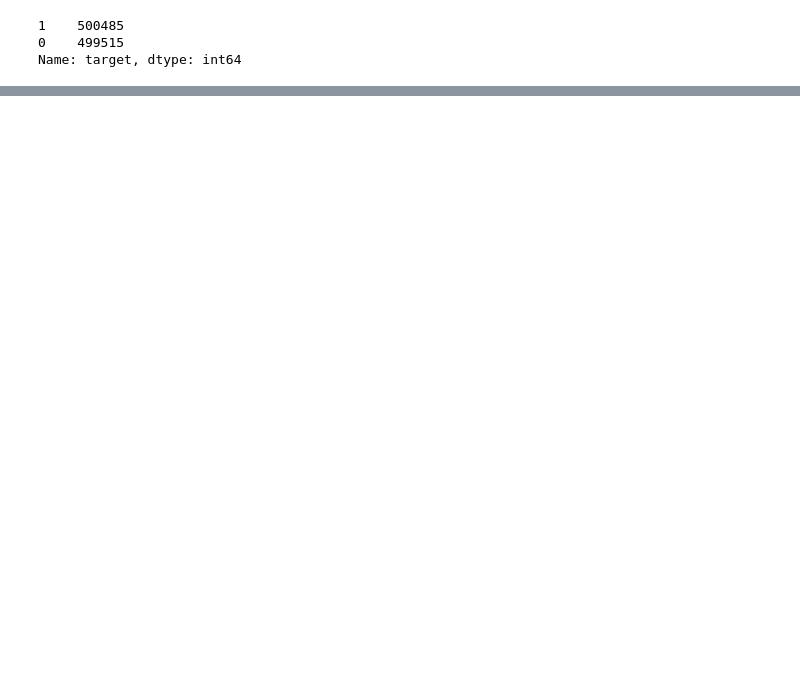
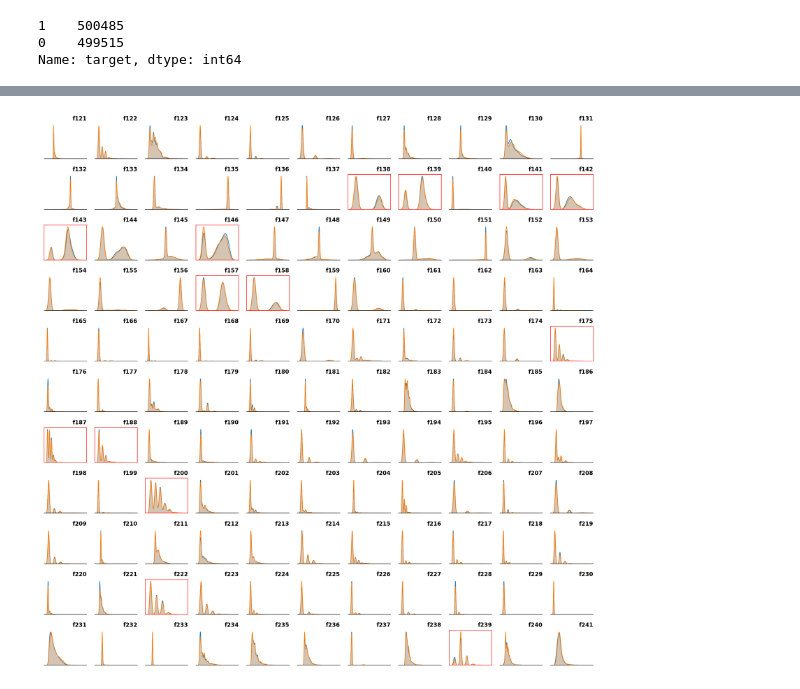
Before and after one commit to Naoki0424/TPS_202110, a Jupyter notebook: TPS_202110.ipynb, the cells around one changed output, grey strips where cells are left out. Drawn from its saved outputs; the diff is of its cells as text; code cells hidden in the pictures; blank space fills up the shorter version.

Commit message:
Feature Distribution

```diff
--- a/TPS_202110.ipynb
+++ b/TPS_202110.ipynb
@@ -72,0 +77,6 @@ Name: target, dtype: int64
+# %%
+np.random.seed(2110)
+train = train.sample(10000)
+test = test.sample(10000)
+# %%
+features = "f2 f10 f23 f44 f68 f70  f73 f98 f104 f105 f120 f138 f139 f141 f142 f143 f146 f157 f158 f175 f187 f188 f200 f222 f239".split()
@@ -72,0 +137,40 @@ Name: target, dtype: int64
+# %%
+fig, axes = plt.subplots(11,11,figsize=(14, 14))
+axes = axes.flatten()
+
+for idx, ax in enumerate(axes, 121):
+    if idx in [22, 43]:
+        ax.axis("off")
+        continue
+    sns.kdeplot(data=train, x=f'f{idx}',
+                fill=True,
+                ax=ax)
+    sns.kdeplot(data=test, x=f'f{idx}',
+                fill=True,
+                ax=ax)
+    ax.set_xticks([])
+    ax.set_yticks([])
+    ax.set_xlabel('')
+    ax.set_ylabel('')
+    ax.spines['left'].set_visible(False)
+    if f'f{idx}' in features:
+        # ax.spines[:].set_visible(True)
+        # ax.spines[['top', 'right', 'left', 'button']].set_visible(True)
+        ax.spines['bottom'].set_visible(True)
+        ax.spines['left'].set_visible(True)
+        ax.spines['right'].set_visible(True)
+        ax.spines['top'].set_visible(True)
+        # ax.spines[:].set_color('red')
+        # ax.spines[['top', 'right', 'left', 'button']].set_color('red')
+        ax.spines['bottom'].set_color('red')
+        ax.spines['left'].set_color('red')
+        ax.spines['right'].set_color('red')
+        ax.spines['top'].set_color('red')
+    ax.set_title(f'f{idx}', loc='right', weight='bold', fontsize=10)
+
+# fig.supxlabel('Feature Distribution (by feature f121-f241)', ha='center', fontweight='bold')
+
+fig.tight_layout()
+plt.show()
+# %% [output]
+[figure, added]
```
Also changed, not shown: parts of 9 cells of this notebook.
